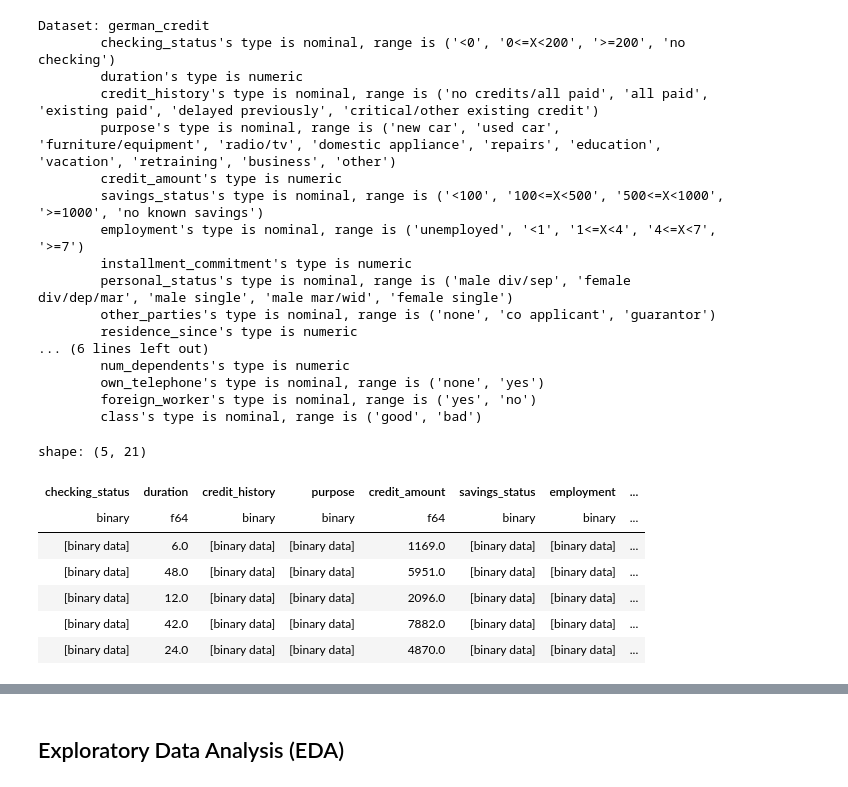
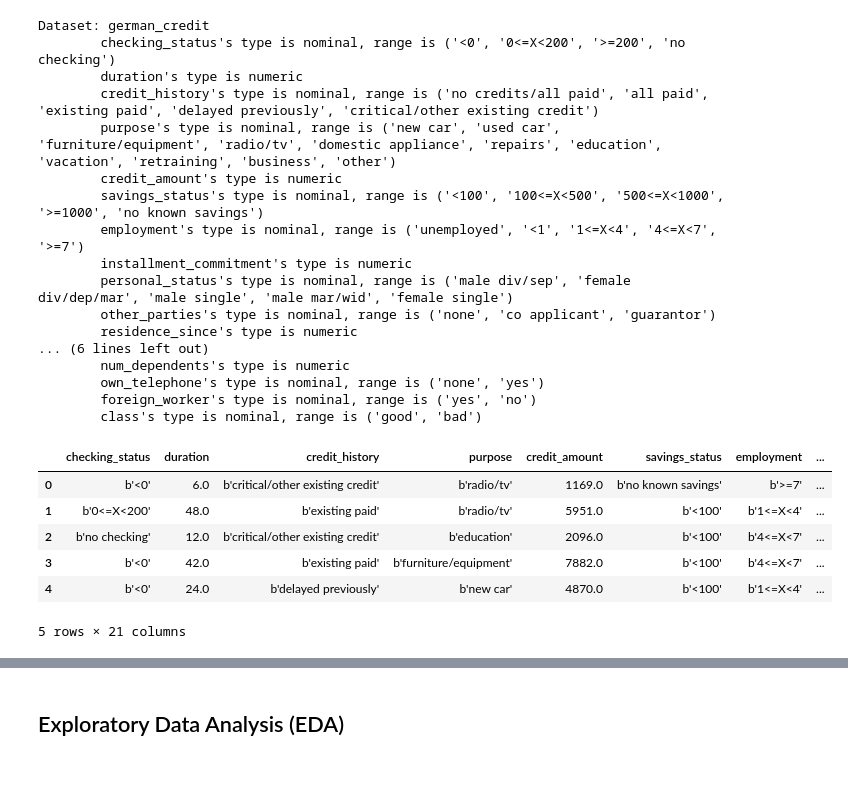
Before and after one commit to ranggakd/DAIly, a Jupyter notebook: projects/german_credit/Internal_Audit_Insights-Credit_Risk_Assessment_and_Fraud_Detection.ipynb, the cells around one changed output, grey strips where cells are left out. Saved outputs shown, nothing was run; the diff lists cells and outputs as text; code cells hidden in the pictures.

```diff
--- a/projects/german_credit/Internal_Audit_Insights-Credit_Risk_Assessment_and_Fraud_Detection.ipynb
+++ b/projects/german_credit/Internal_Audit_Insights-Credit_Risk_Assessment_and_Fraud_Detection.ipynb
@@ -58,13 +61,13 @@ Dataset: german_credit
         foreign_worker's type is nominal, range is ('yes', 'no')
         class's type is nominal, range is ('good', 'bad')
 # %%
+arff_data = pd.DataFrame(data)
 arff_data.head()
 # %% [output]
+|  | checking_status | duration | credit_history | purpose | credit_amount | savings_status | employment | ... |
+| 0 | b'<0' | 6.0 | b'critical/other existing credit' | b'radio/tv' | 1169.0 | b'no known savings' | b'>=7' | ... |
+| 1 | b'0<=X<200' | 48.0 | b'existing paid' | b'radio/tv' | 5951.0 | b'<100' | b'1<=X<4' | ... |
+| 2 | b'no checking' | 12.0 | b'critical/other existing credit' | b'education' | 2096.0 | b'<100' | b'4<=X<7' | ... |
+| 3 | b'<0' | 42.0 | b'existing paid' | b'furniture/equipment' | 7882.0 | b'<100' | b'4<=X<7' | ... |
+| 4 | b'<0' | 24.0 | b'delayed previously' | b'new car' | 4870.0 | b'<100' | b'1<=X<4' | ... |
-shape: (5, 21)
+5 rows × 21 columns
-| checking_status | duration | credit_history | purpose | credit_amount | savings_status | employment | ... |
-| binary | f64 | binary | binary | f64 | binary | binary | ... |
-| [binary data] | 6.0 | [binary data] | [binary data] | 1169.0 | [binary data] | [binary data] | ... |
-| [binary data] | 48.0 | [binary data] | [binary data] | 5951.0 | [binary data] | [binary data] | ... |
-| [binary data] | 12.0 | [binary data] | [binary data] | 2096.0 | [binary data] | [binary data] | ... |
-| [binary data] | 42.0 | [binary data] | [binary data] | 7882.0 | [binary data] | [binary data] | ... |
-| [binary data] | 24.0 | [binary data] | [binary data] | 4870.0 | [binary data] | [binary data] | ... |
```
Also changed, not shown: parts of 9 cells of this notebook.
